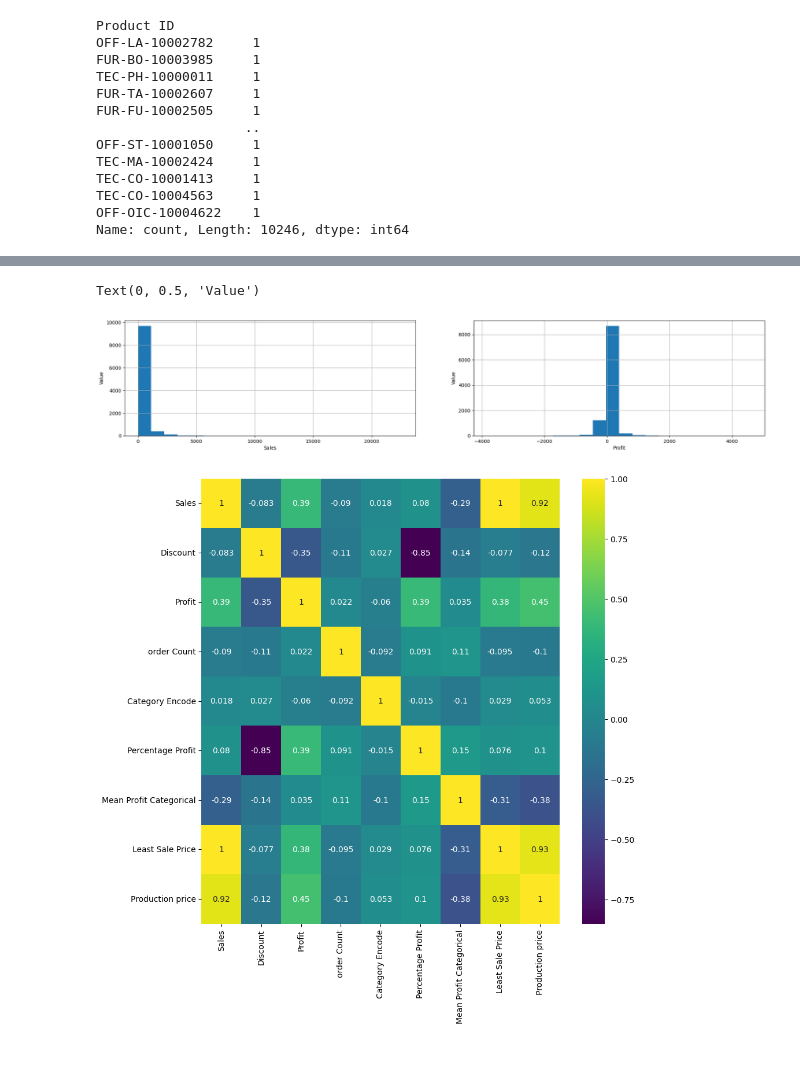
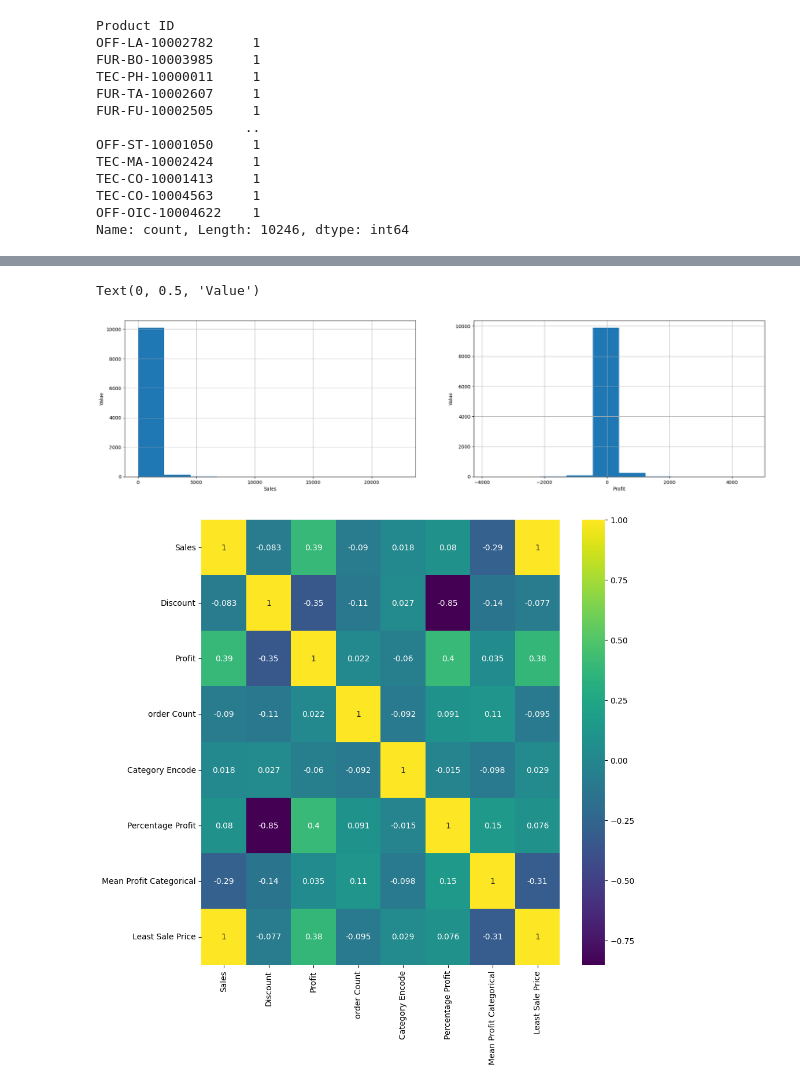
Before and after one commit to MHBehroozi/Superstore, a Jupyter notebook: AnalysisProcess/MachineLearningModels/1_ProductProfitEstimation/ML_Part1.ipynb, the cells around one changed output, grey strips where cells are left out. Drawn from its saved outputs; the diff is of its cells as text; code cells hidden in the pictures; blank space fills up the shorter version.

```diff
--- a/AnalysisProcess/MachineLearningModels/1_ProductProfitEstimation/ML_Part1.ipynb
+++ b/AnalysisProcess/MachineLearningModels/1_ProductProfitEstimation/ML_Part1.ipynb
@@ -253,6 +253,8 @@ main_df
 | 49668 | FUR-CHR-10000888 | 177.960 | 0.6 | -124.590 | 1 | 16 |
 | 49669 | OFF-OIC-10004622 | 5.628 | 0.6 | -3.252 | 1 | 8 |
 10246 rows × 6 columns
+# %%
+main_df['Profit']=main_df['Profit'].apply(lambda x:round(x))
 # %%
 main_df.info()
 # %% [output]
@@ -432,4 +363 @@ main_df
 10246 rows × 9 columns
-# %%
-main_df['Production price']=Production_price
-main_df
@@ -450,26 +364,26 @@ main_df
 # %%
 plt.figure(figsize=(24,20))
 
-plt.subplot(4, 2, 1)
-fig = main_df['Sales'].hist(bins=20)
+plt.subplot(3, 2, 1)
+fig = main_df['Sales'].hist(bins=10)
 fig.set_xlabel('Sales')
 fig.set_ylabel('Value')
 
 
-plt.subplot(4, 2, 2)
-fig = main_df['Profit'].hist(bins=20)
+plt.subplot(3, 2, 2)
+fig = main_df['Profit'].hist(bins=10)
 fig.set_xlabel('Profit')
 fig.set_ylabel('Value')
 # %% [output]
 Text(0, 0.5, 'Value')
-[figure, old version]
+[figure, new version]
 # %%
 corr=main_df.drop(['Product ID'],axis=1).corr()
 fig, ax = plt.subplots(figsize=(10,10))
 sns.heatmap(corr,annot=True,cmap='viridis', ax=ax)
 plt.show()
 # %% [output]
-[figure, old version]
+[figure, new version]
 # %%
 y=main_df['Profit']
 X=main_df.drop(columns=['Profit','Product ID','Percentage Profit','Least Sale Price'])
```
Also changed, not shown: parts of 23 cells of this notebook.
